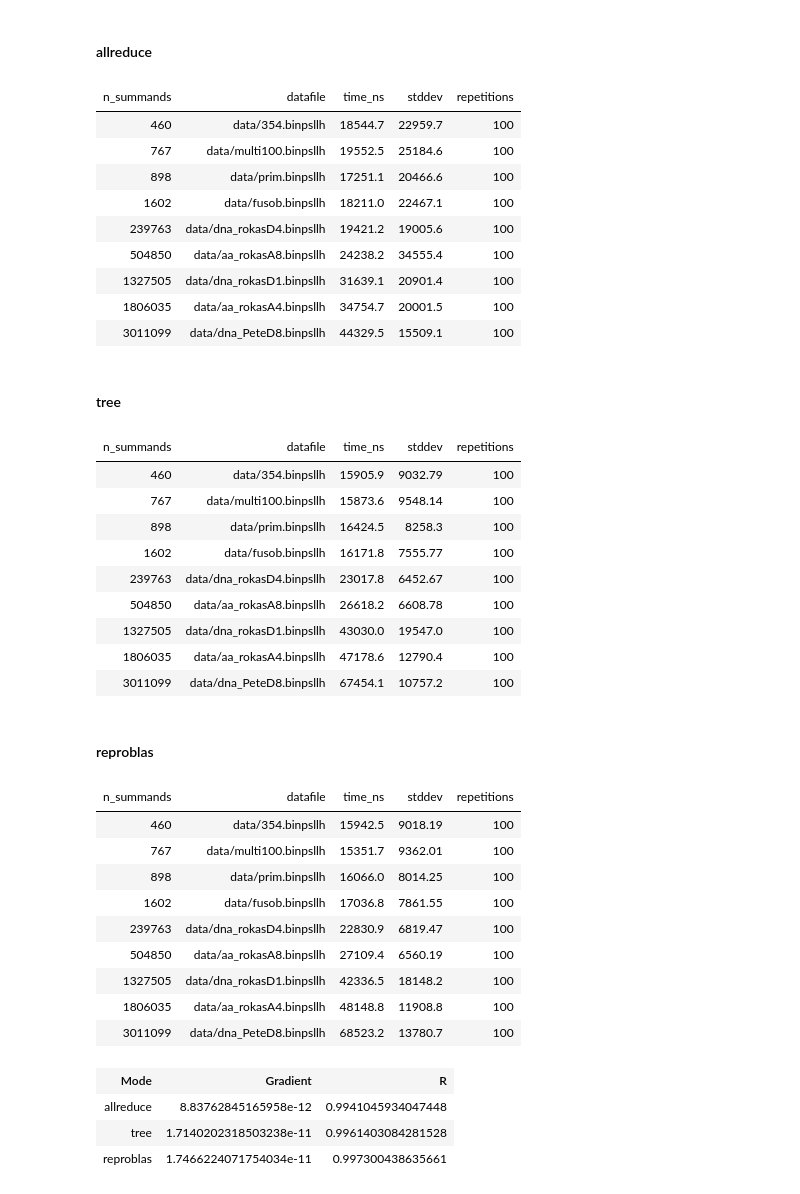
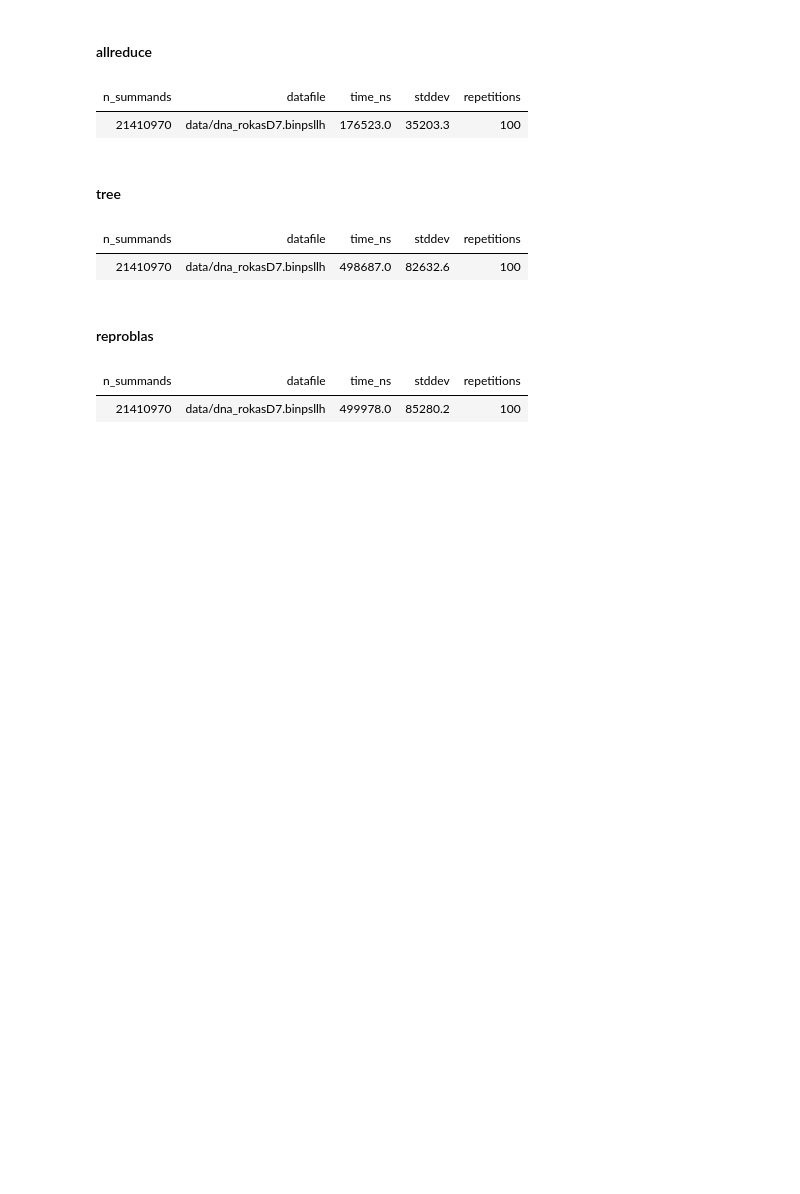
Before and after one commit to stelzch/allreduce, a Jupyter notebook: benchmarks/visualize.ipynb, the cells around one changed output. Drawn from its saved outputs; the diff is of its cells as text; code cells hidden in the pictures; blank space fills up the shorter version.

```diff
--- a/benchmarks/visualize.ipynb
+++ b/benchmarks/visualize.ipynb
@@ -41,5 +31,5 @@ display_result(cur)
 # %%
-run_id = 19
+run_id = 31
 # %%
 %matplotlib notebook
 import sqlite3
@@ -86,7 +76,7 @@ settings = {
         "include": False
     }
 }
-linreg = True
+linreg = False
 
 f = plt.figure()
 ax = f.subplots(1)
@@ -94,7 +84,7 @@ ax.set_ylabel('Accumulate Time')
 ax.set_xlabel('number of summands')
 
 formatter0 = EngFormatter(unit='s', places=2)
-formatter1 = EngFormatter(places=0)
+formatter1 = EngFormatter(places=2)
 ax.yaxis.set_major_formatter(formatter0)
 ax.xaxis.set_major_formatter(formatter1)
 
@@ -102,64 +92,40 @@ for mode, v in settings.items():
     if not v["include"]:
         continue
 
     fetch_data(mode)
     data = cur.fetchall()
     display(HTML(f"<h4>{mode}</h4>"))
     display_result(cur, data)
 
     ar_x, ar_y, ar_error = xye(data)
     ax.errorbar(ar_x, ar_y, yerr=ar_error, fmt=v["fmt"], label=v["label"], capsize=4.0)
 
     if linreg:
         settings[mode]["linreg"] = linregress(ar_x, ar_y)
         gradient, intercept, r_value, p_value, std_err = settings[mode]["linreg"]
         x1 = np.linspace(min(ar_x), max(ar_x), 50)
         y1 = gradient * x1 + intercept
         plt.plot(x1, y1, v["fmt"][0])
 
 ax.legend(loc='upper left')
 
 ax.set_xlim(left=0)
 #ax.set_ylim(bottom=0)
 
 plt.show()
 plt.savefig(fname="figure.svg")
 # %% [output]
 [interactive output not drawn]
 [interactive output not drawn]
 allreduce
 | n_summands | datafile | time_ns | stddev | repetitions |
-| 460 | data/354.binpsllh | 18544.7 | 22959.7 | 100 |
-| 767 | data/multi100.binpsllh | 19552.5 | 25184.6 | 100 |
-| 898 | data/prim.binpsllh | 17251.1 | 20466.6 | 100 |
-| 1602 | data/fusob.binpsllh | 18211.0 | 22467.1 | 100 |
-| 239763 | data/dna_rokasD4.binpsllh | 19421.2 | 19005.6 | 100 |
-| 504850 | data/aa_rokasA8.binpsllh | 24238.2 | 34555.4 | 100 |
-| 1327505 | data/dna_rokasD1.binpsllh | 31639.1 | 20901.4 | 100 |
-| 1806035 | data/aa_rokasA4.binpsllh | 34754.7 | 20001.5 | 100 |
-| 3011099 | data/dna_PeteD8.binpsllh | 44329.5 | 15509.1 | 100 |
+| 21410970 | data/dna_rokasD7.binpsllh | 176523.0 | 35203.3 | 100 |
 tree
 | n_summands | datafile | time_ns | stddev | repetitions |
-| 460 | data/354.binpsllh | 15905.9 | 9032.79 | 100 |
-| 767 | data/multi100.binpsllh | 15873.6 | 9548.14 | 100 |
-| 898 | data/prim.binpsllh | 16424.5 | 8258.3 | 100 |
-| 1602 | data/fusob.binpsllh | 16171.8 | 7555.77 | 100 |
-| 239763 | data/dna_rokasD4.binpsllh | 23017.8 | 6452.67 | 100 |
-| 504850 | data/aa_rokasA8.binpsllh | 26618.2 | 6608.78 | 100 |
-| 1327505 | data/dna_rokasD1.binpsllh | 43030.0 | 19547.0 | 100 |
-| 1806035 | data/aa_rokasA4.binpsllh | 47178.6 | 12790.4 | 100 |
-| 3011099 | data/dna_PeteD8.binpsllh | 67454.1 | 10757.2 | 100 |
+| 21410970 | data/dna_rokasD7.binpsllh | 498687.0 | 82632.6 | 100 |
 reproblas
 | n_summands | datafile | time_ns | stddev | repetitions |
-| 460 | data/354.binpsllh | 15942.5 | 9018.19 | 100 |
-| 767 | data/multi100.binpsllh | 15351.7 | 9362.01 | 100 |
-| 898 | data/prim.binpsllh | 16066.0 | 8014.25 | 100 |
-| 1602 | data/fusob.binpsllh | 17036.8 | 7861.55 | 100 |
-| 239763 | data/dna_rokasD4.binpsllh | 22830.9 | 6819.47 | 100 |
-| 504850 | data/aa_rokasA8.binpsllh | 27109.4 | 6560.19 | 100 |
-| 1327505 | data/dna_rokasD1.binpsllh | 42336.5 | 18148.2 | 100 |
-| 1806035 | data/aa_rokasA4.binpsllh | 48148.8 | 11908.8 | 100 |
-| 3011099 | data/dna_PeteD8.binpsllh | 68523.2 | 13780.7 | 100 |
+| 21410970 | data/dna_rokasD7.binpsllh | 499978.0 | 85280.2 | 100 |
 # %%
 def display_table2(data, header = []):
     html = "<table>"
@@ -179,11 +145,6 @@ if linreg:
           settings[mode]["linreg"][0],
           settings[mode]["linreg"][2]) if settings[mode]["include"] else []) for mode in settings.keys()]
     display_table2(t, header=header)
-# %% [output]
-| Mode | Gradient | R |
-| allreduce | 8.83762845165958e-12 | 0.9941045934047448 |
-| tree | 1.7140202318503238e-11 | 0.9961403084281528 |
-| reproblas | 1.7466224071754034e-11 | 0.997300438635661 |
 # %%
 if linreg:
     slowdown = settings["tree"]["linreg"][0] / settings["allreduce"]["linreg"][0]
```
Also changed, not shown: parts of 4 cells of this notebook, 2 other files.
